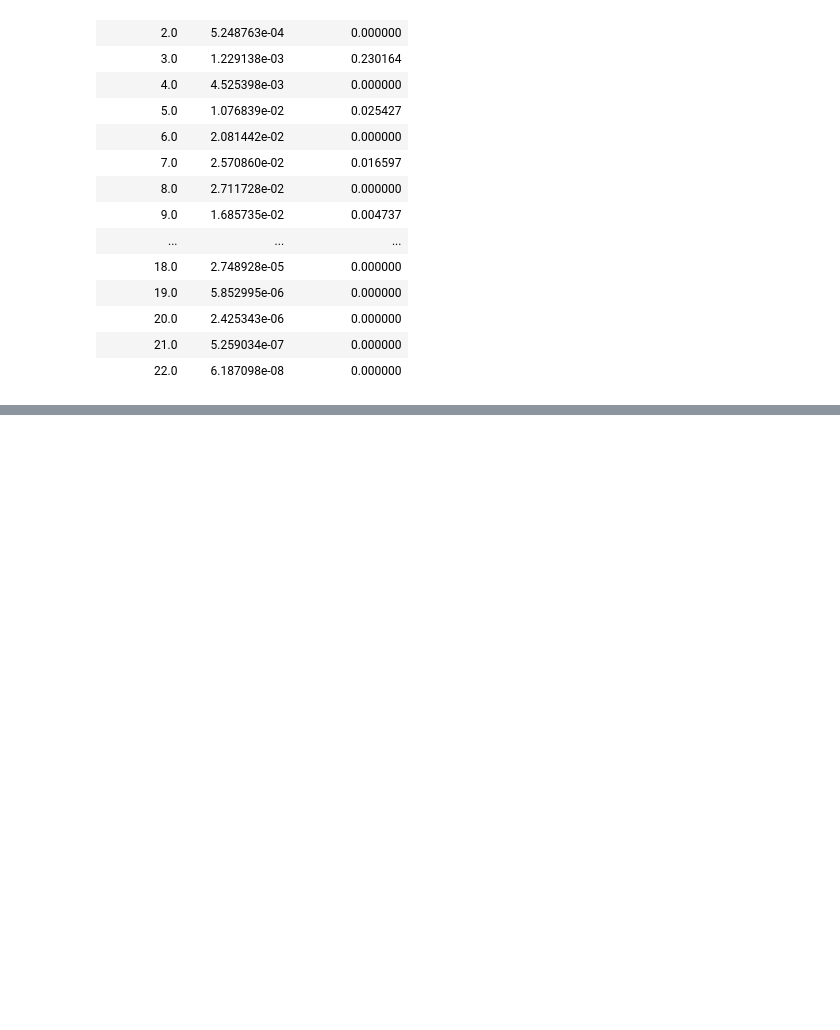
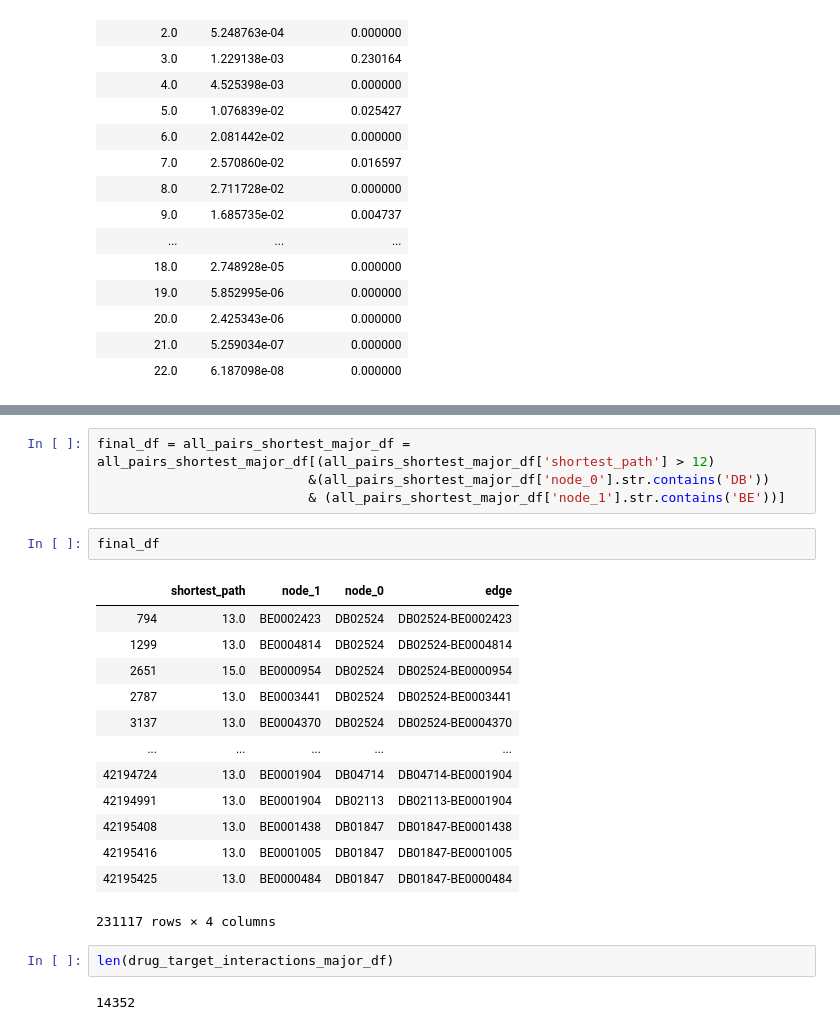
Before and after one commit to fhooton/DeepDrugRepurposer, a Jupyter notebook: Negative Sampling.ipynb, the cells around one changed output, grey strips where cells are left out. Cells and saved outputs as stored; diff of their text form; blank space fills up the shorter version.

```diff
--- a/Network Investigation.ipynb
+++ b/Negative Sampling.ipynb
@@ -623,0 +664,24 @@ seaborn_plot_df
+# %%
+final_df = all_pairs_shortest_major_df = all_pairs_shortest_major_df[(all_pairs_shortest_major_df['shortest_path'] > 12)
+                           &(all_pairs_shortest_major_df['node_0'].str.contains('DB'))
+                           & (all_pairs_shortest_major_df['node_1'].str.contains('BE'))]
+# %%
+final_df
+# %% [output]
+|  | shortest_path | node_1 | node_0 | edge |
+| 794 | 13.0 | BE0002423 | DB02524 | DB02524-BE0002423 |
+| 1299 | 13.0 | BE0004814 | DB02524 | DB02524-BE0004814 |
+| 2651 | 15.0 | BE0000954 | DB02524 | DB02524-BE0000954 |
+| 2787 | 13.0 | BE0003441 | DB02524 | DB02524-BE0003441 |
+| 3137 | 13.0 | BE0004370 | DB02524 | DB02524-BE0004370 |
+| ... | ... | ... | ... | ... |
+| 42194724 | 13.0 | BE0001904 | DB04714 | DB04714-BE0001904 |
+| 42194991 | 13.0 | BE0001904 | DB02113 | DB02113-BE0001904 |
+| 42195408 | 13.0 | BE0001438 | DB01847 | DB01847-BE0001438 |
+| 42195416 | 13.0 | BE0001005 | DB01847 | DB01847-BE0001005 |
+| 42195425 | 13.0 | BE0000484 | DB01847 | DB01847-BE0000484 |
+231117 rows × 4 columns
+# %%
+len(drug_target_interactions_major_df)
+# %% [output]
+14352
```
Also changed, not shown: parts of 19 cells of this notebook, 1 other file.
